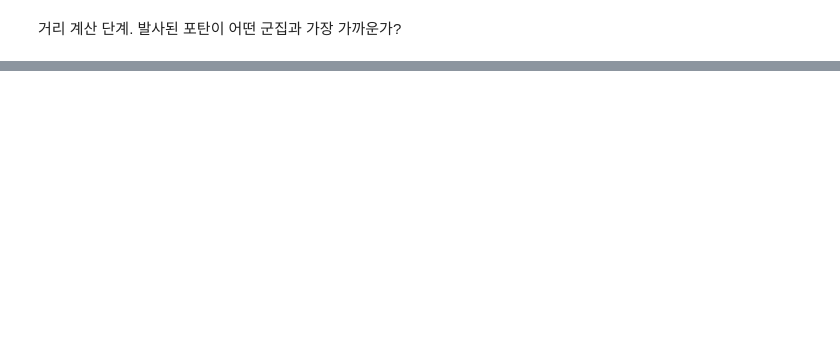
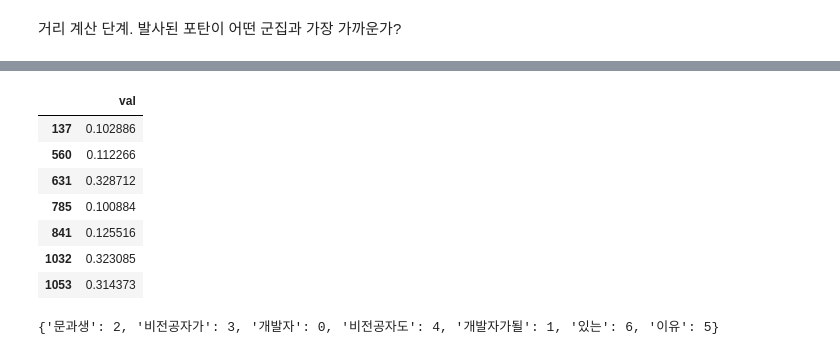
Before and after one commit to skadudd/adDev, a Jupyter notebook: ad_copy_maker/word_parser.ipynb, the cells around one changed output, grey strips where cells are left out. Cells and saved outputs as stored; diff of their text form; code cells hidden in the pictures; blank space fills up the shorter version.

Commit message:
kmeans, 유사도 예측을 위한 sparse 행렬 생성

```diff
--- a/ad_copy_maker/word_parser.ipynb
+++ b/ad_copy_maker/word_parser.ipynb
@@ -433,5 +400,6 @@ elbow(sp_matrix)
 # %%
-kmeans = KMeans(n_clusters=7, max_iter=10000, random_state=42)
+cluster_num = 7
+kmeans = KMeans(n_clusters=cluster_num, max_iter=10000, random_state=42)
 cluster_label = kmeans.fit_predict(sp_matrix)
 
 df['cluster'] = cluster_label
@@ -455,0 +406,24 @@ df[df['cluster']==1].tail(5)
+# %%
+aa = pd.DataFrame(kmeans.cluster_centers_[2],columns=['val'])
+aa[aa['val'] > 0.1]
+# %% [output]
+|  | val |
+| 137 | 0.102886 |
+| 560 | 0.112266 |
+| 631 | 0.328712 |
+| 785 | 0.100884 |
+| 841 | 0.125516 |
+| 1032 | 0.323085 |
+| 1053 | 0.314373 |
+# %%
+sen = '문과생 비전공자가 개발자 비전공자도 개발자가될수 있는 이유'
+# sp = vectorizer.fit_transform(sen)
+len(countervect[0])
+tester = [0 for i in range(len(countervect[0]))]
+
+vectorizer.vocabulary_
+# if '000만' in countetvect_df.columns:
+#     print(1)
+# kmeans.predict(sp)
+# %% [output]
+{'문과생': 2, '비전공자가': 3, '개발자': 0, '비전공자도': 4, '개발자가될': 1, '있는': 6, '이유': 5}
```
Also changed, not shown: parts of 11 cells of this notebook.
